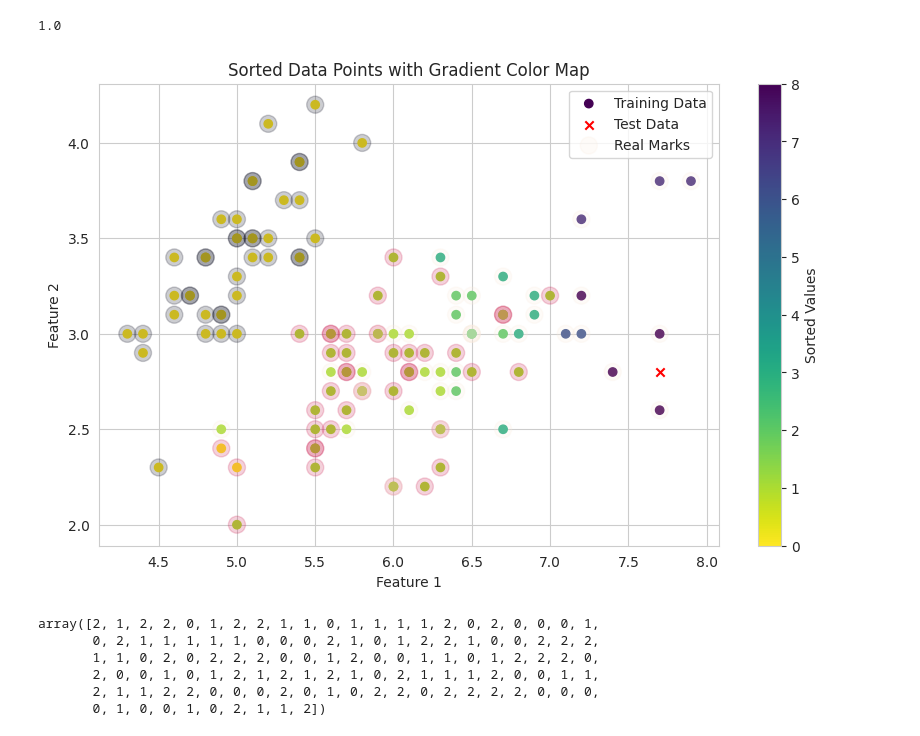
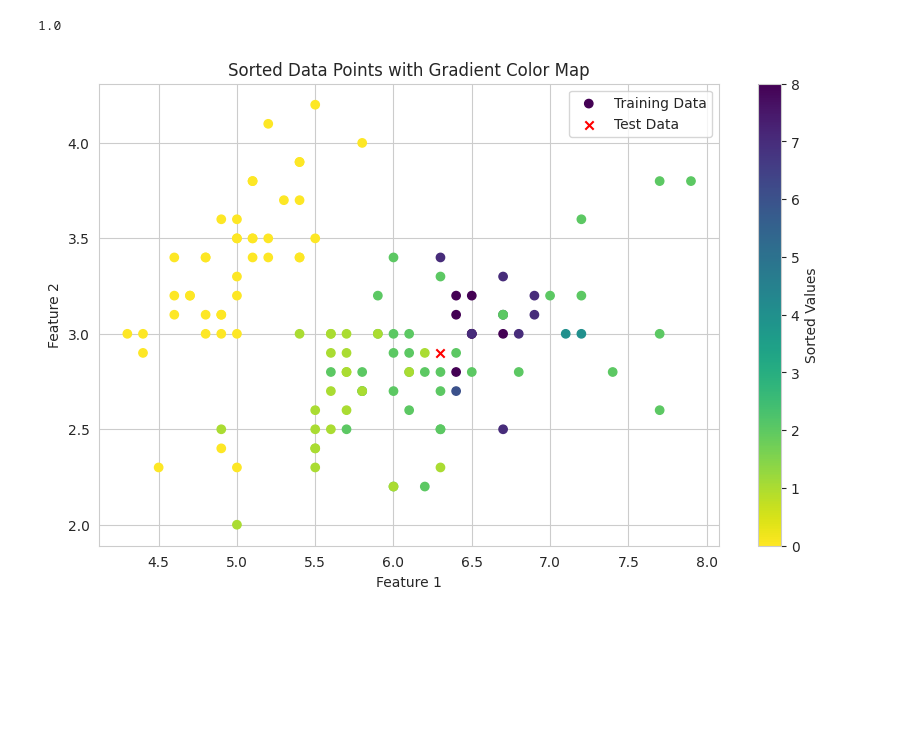
Before and after one commit to EgorProkopov/Wells_RecSys, a Jupyter notebook: notebooks/well_relevant_example.ipynb, the cells around one changed output. Saved outputs shown, nothing was run; the diff lists cells and outputs as text; code cells hidden in the pictures; blank space fills up the shorter version.

```diff
--- a/notebooks/well_relevant_example.ipynb
+++ b/notebooks/well_relevant_example.ipynb
@@ -57,37 +57,25 @@ hits_n(cluster_wrapper, X_test, y_test, y_train, n=5)
 # %%
 def plot_well_sim(x, X_train):
     # Extract sorted data points and sorted values
     sorted_indices, sorted_values = cluster_wrapper.predict([x])
 
-    # Create a color gradient based on sorted values
-    colors = sorted_values
-
     # Plot the sorted data points with a gradient color map
     plt.figure(figsize=(10, 6))
-    scatter = plt.scatter(X_train[sorted_indices, 0], X_train[sorted_indices, 1], c=colors, cmap='viridis_r', label='Training Data')
+    scatter = plt.scatter(X_train[sorted_indices, 0], X_train[sorted_indices, 1], c=sorted_values, cmap='viridis_r', label='Training Data')
     # Adjust color bar range to match the range of sorted values
     plt.colorbar(scatter, label='Sorted Values', ticks=np.arange(min(sorted_values), max(sorted_values)+1, 1))
 
     plt.scatter(x[0], x[1], c='red', marker='x', label='Test Data')
-    plt.scatter(X_train[sorted_indices, 0], X_train[sorted_indices, 1], c=y_train[sorted_indices],label='Real Marks', s=150, alpha=0.2)
+    #  plt.scatter(X_train[sorted_indices, 0], X_train[sorted_indices, 1], c=y_train[sorted_indices],label='Real Marks', s=200, alpha=0.2)
 
     plt.xlabel('Feature 1')
     plt.ylabel('Feature 2')
     plt.title('Sorted Data Points with Gradient Color Map')
     plt.legend()
     plt.grid(True)
     plt.show()
 
 # plot the simular wells
-plot_well_sim(X_test[19], X_train)
+plot_well_sim(X_test[-1], X_train)
 # %% [output]
-[figure, old version]
+[figure, new version]
-# %%
-y_train
-# %% [output]
-array([2, 1, 2, 2, 0, 1, 2, 2, 1, 1, 0, 1, 1, 1, 1, 2, 0, 2, 0, 0, 0, 1,
-       0, 2, 1, 1, 1, 1, 1, 0, 0, 0, 2, 1, 0, 1, 2, 2, 1, 0, 0, 2, 2, 2,
-       1, 1, 0, 2, 0, 2, 2, 2, 0, 0, 1, 2, 0, 0, 1, 1, 0, 1, 2, 2, 2, 0,
-       2, 0, 0, 1, 0, 1, 2, 1, 2, 1, 2, 1, 0, 2, 1, 1, 1, 2, 0, 0, 1, 1,
-       2, 1, 1, 2, 2, 0, 0, 0, 2, 0, 1, 0, 2, 2, 0, 2, 2, 2, 2, 0, 0, 0,
-       0, 1, 0, 0, 1, 0, 2, 1, 1, 2])
```
Also changed, not shown: 3 other files.
